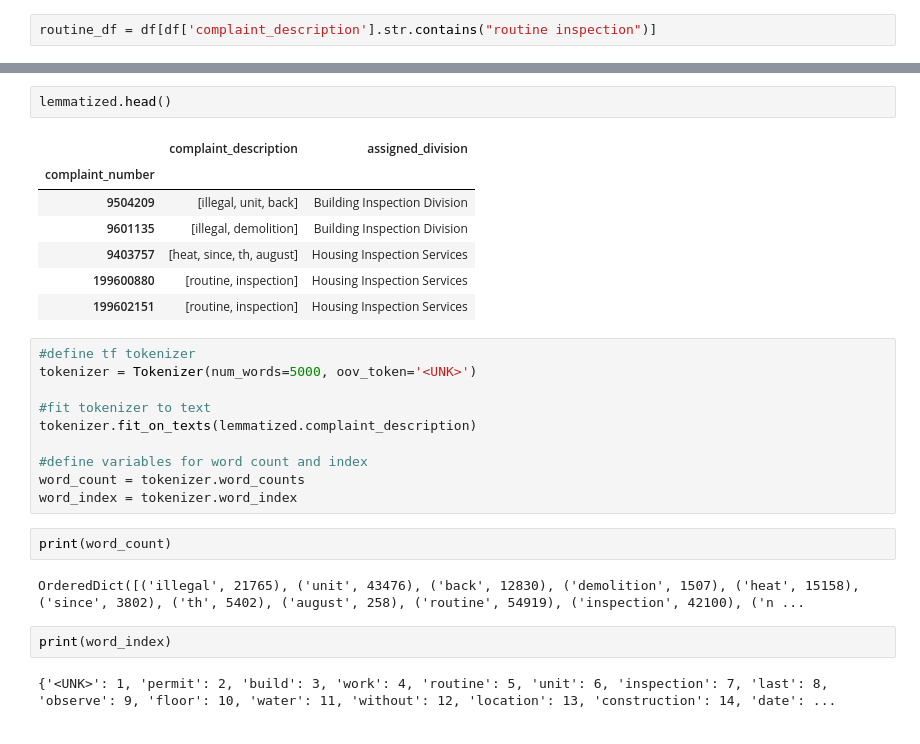
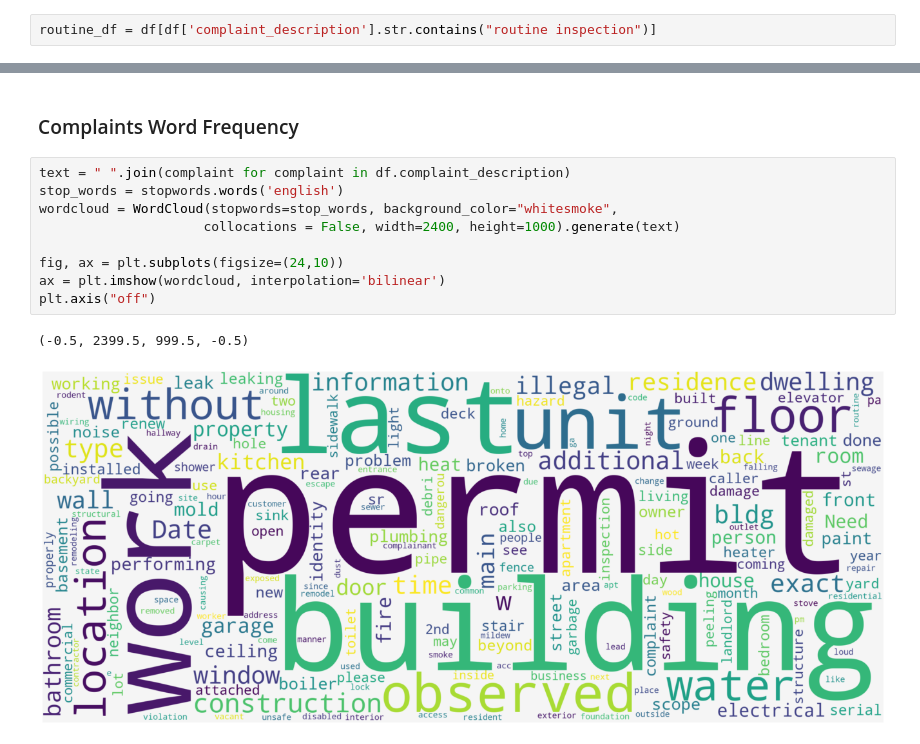
Before and after one commit to wct432/sf_building_complaints, a Jupyter notebook: notebooks/exploratory_notebook.ipynb, the cells around one changed output, grey strips where cells are left out. Cells and saved outputs as stored; diff of their text form.

```diff
--- a/notebooks/exploratory_notebook.ipynb
+++ b/notebooks/exploratory_notebook.ipynb
@@ -337,28 +142,14 @@ stemmed.head()
-# %%
-lemmatized.head()
-# %% [output]
-|  | complaint_description | assigned_division |
-| complaint_number |  |  |
-| 9504209 | [illegal, unit, back] | Building Inspection Division |
-| 9601135 | [illegal, demolition] | Building Inspection Division |
-| 9403757 | [heat, since, th, august] | Housing Inspection Services |
-| 199600880 | [routine, inspection] | Housing Inspection Services |
-| 199602151 | [routine, inspection] | Housing Inspection Services |
-# %%
-#define tf tokenizer
-tokenizer = Tokenizer(num_words=5000, oov_token='<UNK>')
-
-#fit tokenizer to text
-tokenizer.fit_on_texts(lemmatized.complaint_description)
-
-#define variables for word count and index
-word_count = tokenizer.word_counts
-word_index = tokenizer.word_index
-# %%
-print(word_count)
-# %% [output]
-OrderedDict([('illegal', 21765), ('unit', 43476), ('back', 12830), ('demolition', 1507), ('heat', 15158), ('since', 3802), ('th', 5402), ('august', 258), ('routine', 54919), ('inspection', 42100), ('n ...
-# %%
-print(word_index)
-# %% [output]
-{'<UNK>': 1, 'permit': 2, 'build': 3, 'work': 4, 'routine': 5, 'unit': 6, 'inspection': 7, 'last': 8, 'observe': 9, 'floor': 10, 'water': 11, 'without': 12, 'location': 13, 'construction': 14, 'date': ...
+# %% [markdown]
+<h3>Complaints Word Frequency</h3>
+# %%
+text = " ".join(complaint for complaint in df.complaint_description)
+stop_words = stopwords.words('english')
+wordcloud = WordCloud(stopwords=stop_words, background_color="whitesmoke",
+                     collocations = False, width=2400, height=1000).generate(text)
+
+fig, ax = plt.subplots(figsize=(24,10))
+ax = plt.imshow(wordcloud, interpolation='bilinear')
+plt.axis("off")
+# %% [output]
+(-0.5, 2399.5, 999.5, -0.5)
+[figure, added]
```
Also changed, not shown: parts of 56 cells of this notebook, 9 other files.
